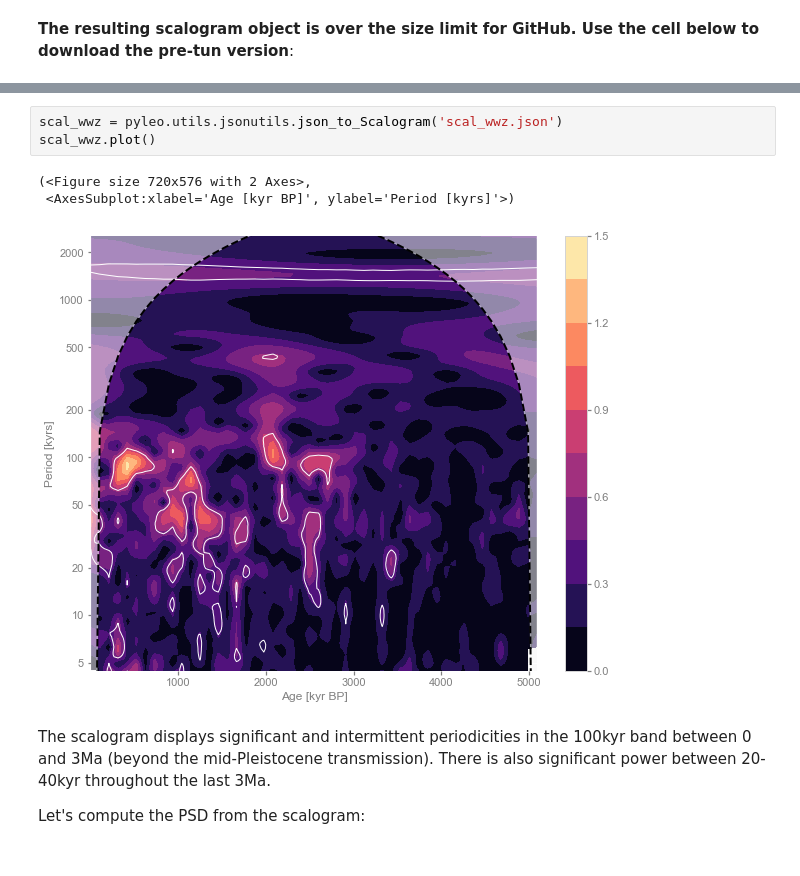
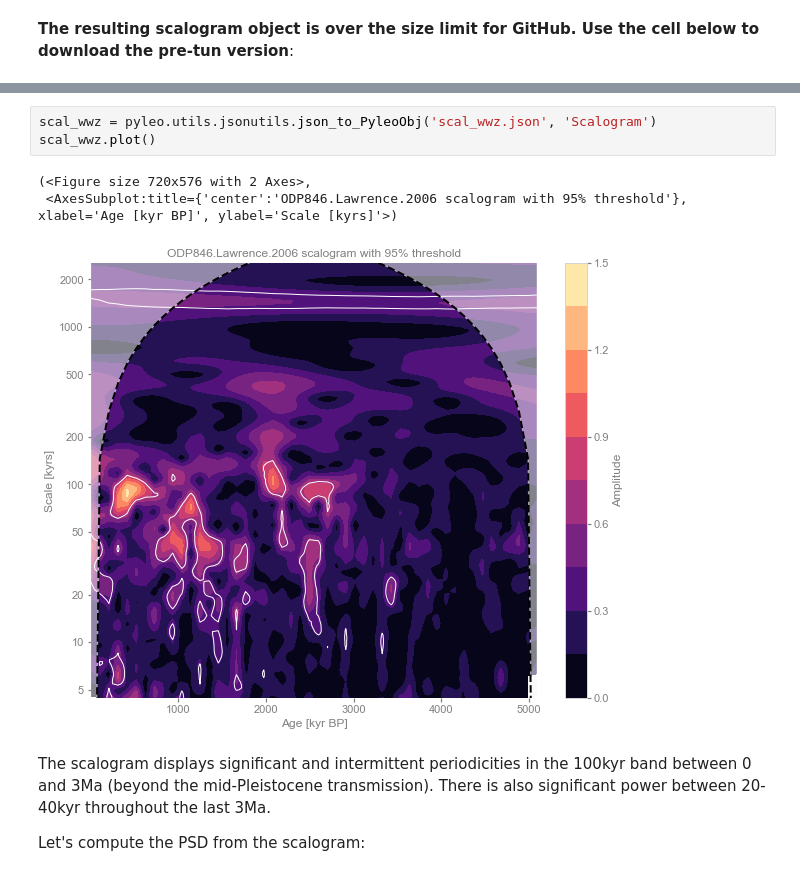
Before and after one commit to LinkedEarth/PyleoclimPaper, a Jupyter notebook: Orbital Cycles/Chasing orbital cyclicities.ipynb, the cells around one changed output, grey strips where cells are left out. Saved outputs shown, nothing was run; the diff lists cells and outputs as text.

```diff
--- a/Orbital Cycles/Chasing orbital cyclicities.ipynb
+++ b/Orbital Cycles/Chasing orbital cyclicities.ipynb
@@ -440,10 +446,10 @@ scal_wwz.json       100%[===================>] 491.09M  6.35MB/s    in 73s
 # %%
-scal_wwz = pyleo.utils.jsonutils.json_to_Scalogram('scal_wwz.json')
+scal_wwz = pyleo.utils.jsonutils.json_to_PyleoObj('scal_wwz.json', 'Scalogram')
 scal_wwz.plot()
 # %% [output]
 (<Figure size 720x576 with 2 Axes>,
- <AxesSubplot:xlabel='Age [kyr BP]', ylabel='Period [kyrs]'>)
+ <AxesSubplot:title={'center':'ODP846.Lawrence.2006 scalogram with 95% threshold'}, xlabel='Age [kyr BP]', ylabel='Scale [kyrs]'>)
-[figure, old version]
+[figure, new version]
 # %% [markdown]
 The scalogram displays significant and intermittent periodicities in the 100kyr band between 0 and 3Ma (beyond the mid-Pleistocene transmission). There is also significant power between 20-40kyr throughout the last 3Ma.
 
```
Also changed, not shown: parts of 61 cells of this notebook, 15 other files.
